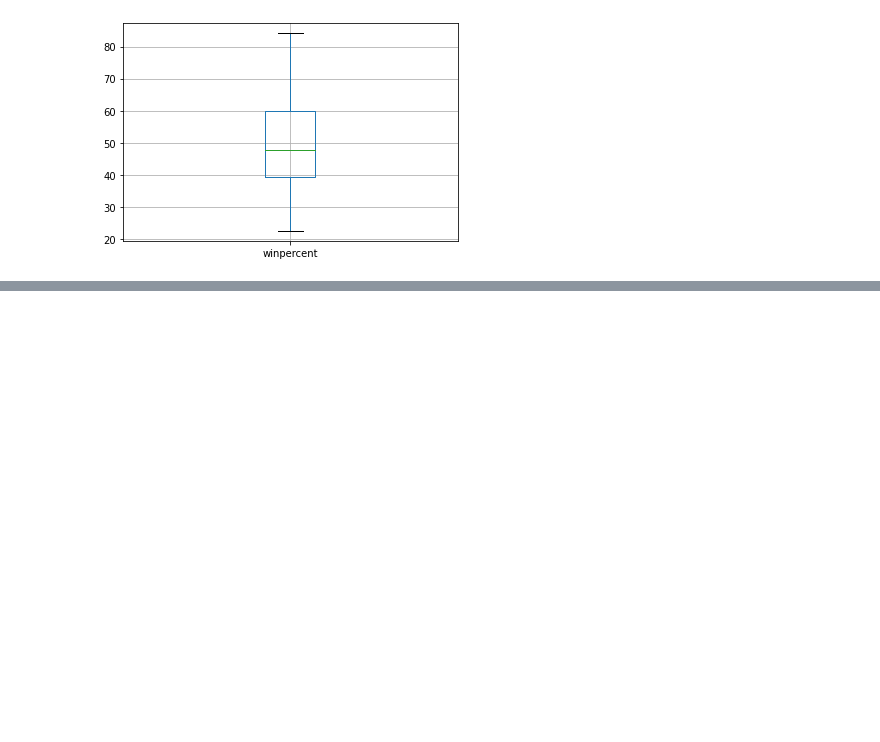
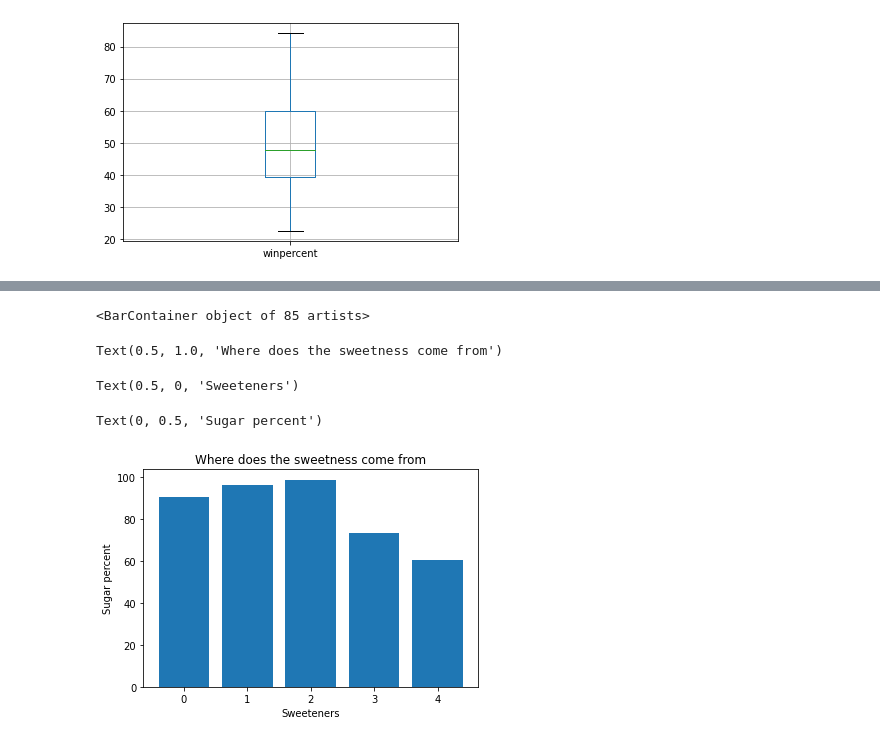
Before and after one commit to YoAr/EAI6040_Module3, a Jupyter notebook: Module3_yogesh.ipynb, the cells around one changed output, grey strips where cells are left out. Cells and saved outputs as stored; diff of their text form; code cells hidden in the pictures; blank space fills up the shorter version.

```diff
--- a/Module3_yogesh.ipynb
+++ b/Module3_yogesh.ipynb
@@ -158,0 +185,4 @@ candy_df.boxplot(column=['winpercent'])
+# %%
+sweet_df = pd.DataFrame()
+sweet_df['sweetness'] = candy_df['sweetness']
+sweet_df['sugarpercent'] = candy_df['sugarpercent']
@@ -158,0 +205,14 @@ candy_df.boxplot(column=['winpercent'])
+# %%
+sweet_df['sugarpercent'] = sweet_df['sugarpercent']*100
+# %%
+plt.bar(sweet_df['sweetness'],sweet_df['sugarpercent'])
+plt.title("Where does the sweetness come from")
+plt.xlabel("Sweeteners")
+plt.ylabel("Sugar percent")
+plt.show()
+# %% [output]
+<BarContainer object of 85 artists>
+Text(0.5, 1.0, 'Where does the sweetness come from')
+Text(0.5, 0, 'Sweeteners')
+Text(0, 0.5, 'Sugar percent')
+[figure, added]
```
Also changed, not shown: parts of 10 cells of this notebook.
